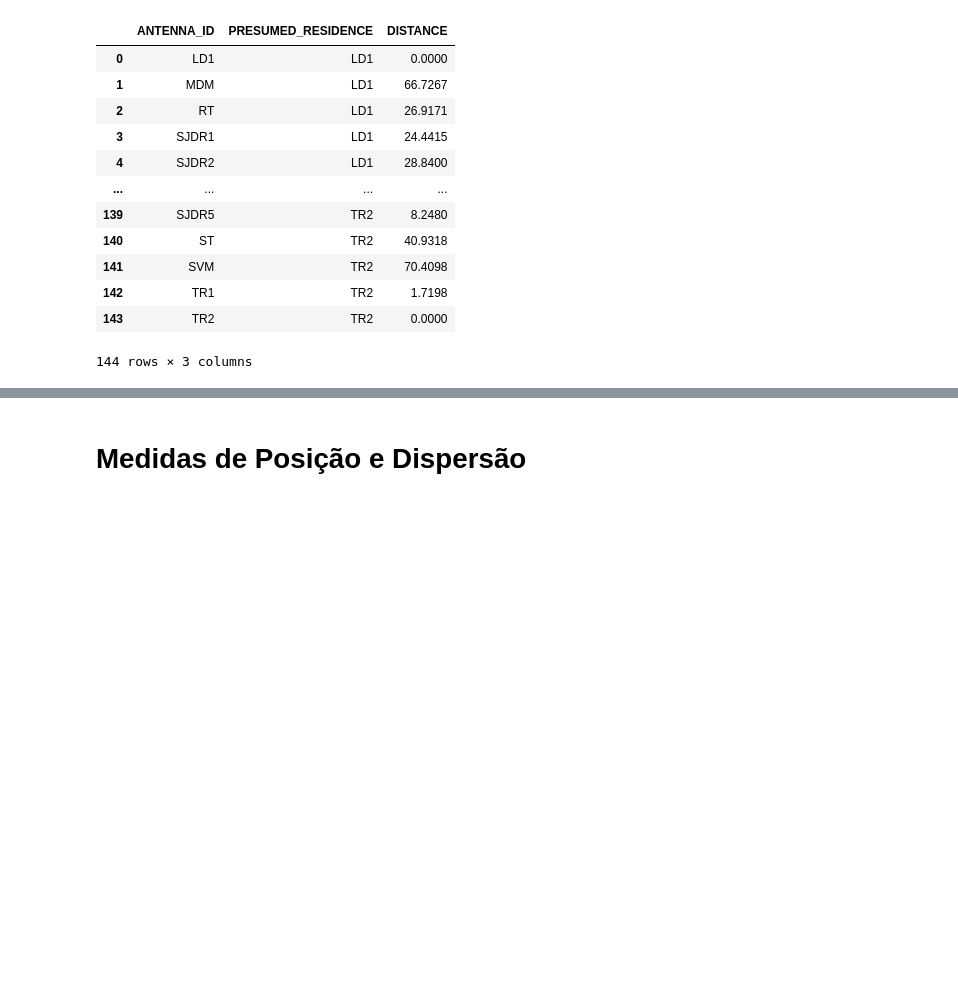
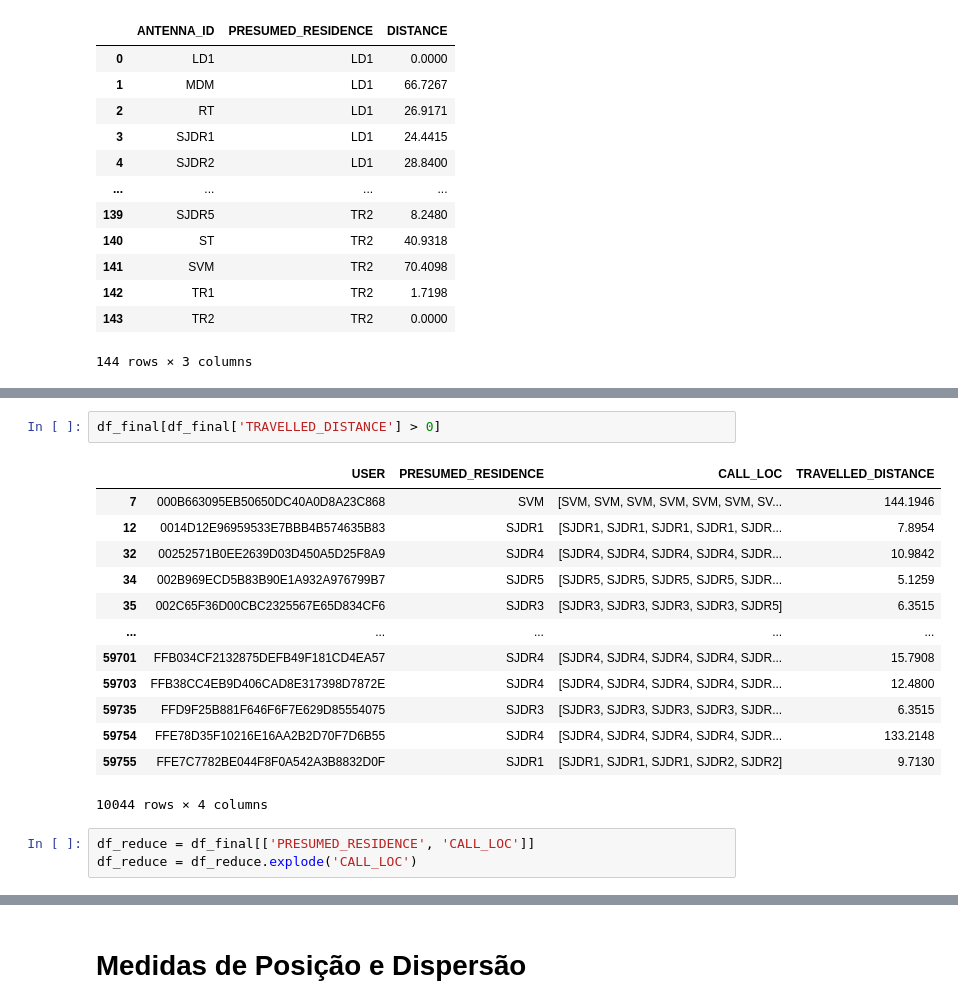
Before and after one commit to ghmc91/Projeto_Mestrado, a Jupyter notebook: Distance_Traveled_By_User.ipynb, the cells around one changed output, grey strips where cells are left out. Drawn from its saved outputs; the diff is of its cells as text; blank space fills up the shorter version.

```diff
--- a/Distance_Traveled_By_User.ipynb
+++ b/Distance_Traveled_By_User.ipynb
@@ -141,0 +158,19 @@ df_final.sample(3)
+# %%
+df_final[df_final['TRAVELLED_DISTANCE'] > 0]
+# %% [output]
+|  | USER | PRESUMED_RESIDENCE | CALL_LOC | TRAVELLED_DISTANCE |
+| 7 | 000B663095EB50650DC40A0D8A23C868 | SVM | [SVM, SVM, SVM, SVM, SVM, SVM, SV... | 144.1946 |
+| 12 | 0014D12E96959533E7BBB4B574635B83 | SJDR1 | [SJDR1, SJDR1, SJDR1, SJDR1, SJDR... | 7.8954 |
+| 32 | 00252571B0EE2639D03D450A5D25F8A9 | SJDR4 | [SJDR4, SJDR4, SJDR4, SJDR4, SJDR... | 10.9842 |
+| 34 | 002B969ECD5B83B90E1A932A976799B7 | SJDR5 | [SJDR5, SJDR5, SJDR5, SJDR5, SJDR... | 5.1259 |
+| 35 | 002C65F36D00CBC2325567E65D834CF6 | SJDR3 | [SJDR3, SJDR3, SJDR3, SJDR3, SJDR5] | 6.3515 |
+| ... | ... | ... | ... | ... |
+| 59701 | FFB034CF2132875DEFB49F181CD4EA57 | SJDR4 | [SJDR4, SJDR4, SJDR4, SJDR4, SJDR... | 15.7908 |
+| 59703 | FFB38CC4EB9D406CAD8E317398D7872E | SJDR4 | [SJDR4, SJDR4, SJDR4, SJDR4, SJDR... | 12.4800 |
+| 59735 | FFD9F25B881F646F6F7E629D85554075 | SJDR3 | [SJDR3, SJDR3, SJDR3, SJDR3, SJDR... | 6.3515 |
+| 59754 | FFE78D35F10216E16AA2B2D70F7D6B55 | SJDR4 | [SJDR4, SJDR4, SJDR4, SJDR4, SJDR... | 133.2148 |
+| 59755 | FFE7C7782BE044F8F0A542A3B8832D0F | SJDR1 | [SJDR1, SJDR1, SJDR1, SJDR2, SJDR2] | 9.7130 |
+10044 rows × 4 columns
+# %%
+df_reduce = df_final[['PRESUMED_RESIDENCE', 'CALL_LOC']]
+df_reduce = df_reduce.explode('CALL_LOC')
```
Also changed, not shown: parts of 6 cells of this notebook, 3 other files.
